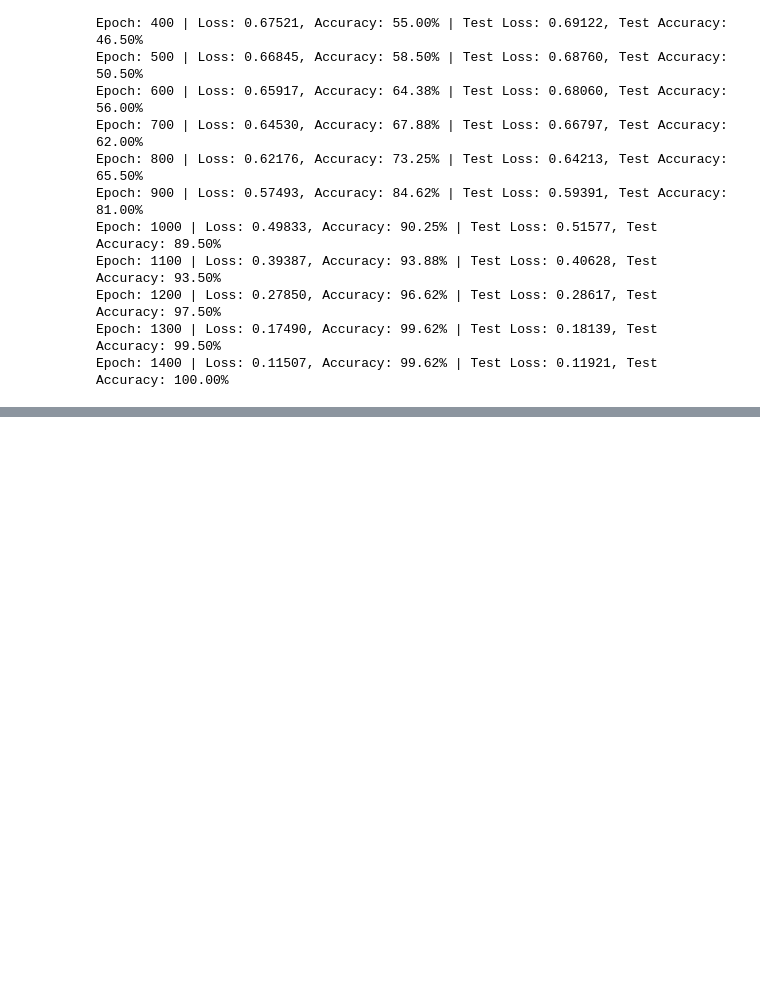
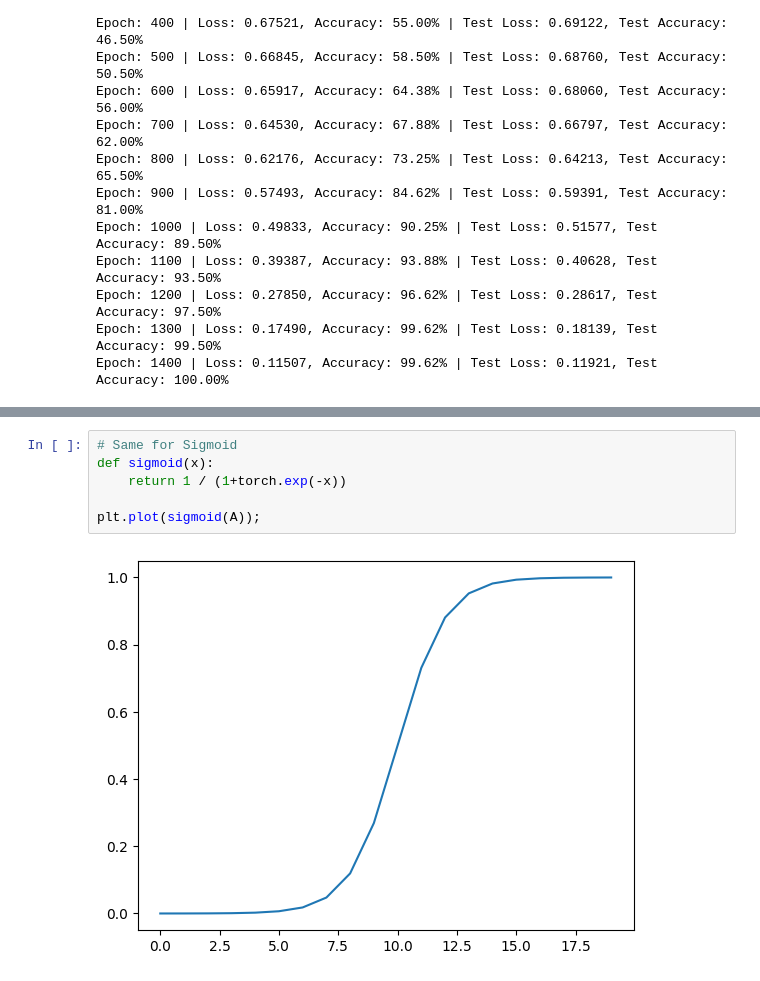
Before and after one commit to HarshilMaks/Neural-Network-Classification, a Jupyter notebook: code.ipynb, the cells around one changed output, grey strips where cells are left out. Drawn from its saved outputs; the diff is of its cells as text; blank space fills up the shorter version.

```diff
--- a/code.ipynb
+++ b/code.ipynb
@@ -318,0 +343,8 @@ plot_decision_boundary(model_2, X_test, y_test) # model_2 = has non-linearity
+# %%
+# Same for Sigmoid
+def sigmoid(x):
+    return 1 / (1+torch.exp(-x))
+
+plt.plot(sigmoid(A));
+# %% [output]
+[figure, added]
```
Also changed, not shown: parts of 21 cells of this notebook, 1 other file.
